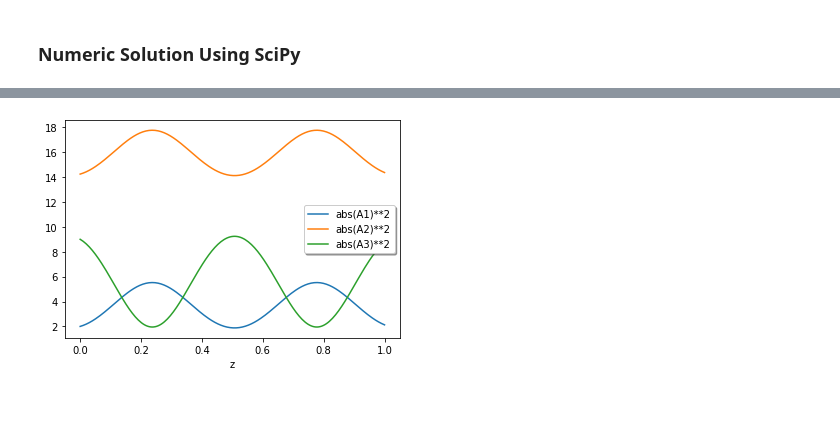
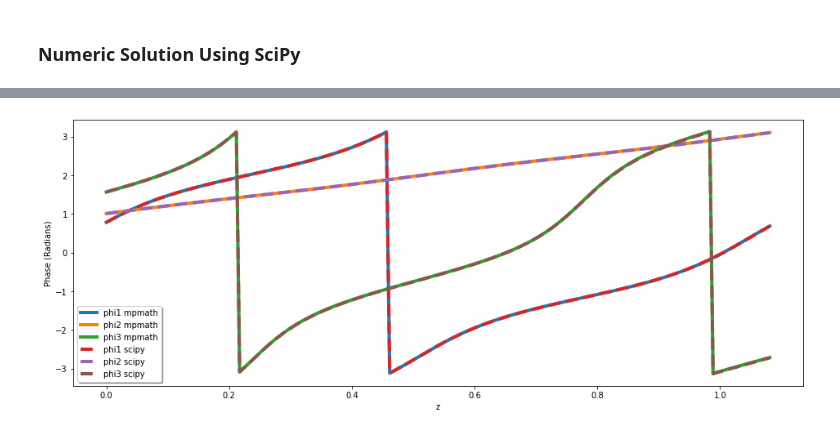
Before and after one commit to HeskethGD/Elliptic-Functions, a Jupyter notebook: Analytic Solutions of Nonlinear Coupled Mode Optics with Quadratic Nonlinearity.ipynb, the cells around one changed output, grey strips where cells are left out. Drawn from its saved outputs; the diff is of its cells as text; code cells hidden in the pictures; blank space fills up the shorter version.

```diff
--- a/Analytic Solutions of Nonlinear Coupled Mode Optics with Quadratic Nonlinearity.ipynb
+++ b/Analytic Solutions of Nonlinear Coupled Mode Optics with Quadratic Nonlinearity.ipynb
@@ -879,7 +892,11 @@ A_sol_mpmath = np.array([
-# %%
-plt.plot(z_eval, square(absolute(A_sol_mpmath.T)))
-plt.legend(['abs(A1)**2', 'abs(A2)**2', 'abs(A3)**2'], shadow=True)
-plt.xlabel('z')
-plt.show()
-# %% [output]
-[figure, removed]
+# %%
+fig = plt.figure(figsize=(16, 6))
+plt.plot(z_eval, angle(A_sol_mpmath.T), linestyle="solid", linewidth=4)
+plt.plot(z_eval, angle(A_sol_scipy.T), linestyle="dashed", linewidth=4)
+plt.legend(['phi1 mpmath', 'phi2 mpmath', 'phi3 mpmath',
+           'phi1 scipy', 'phi2 scipy', 'phi3 scipy'], shadow=True)
+plt.ylabel('Phase (Radians)')
+plt.xlabel('z')
+plt.show()
+# %% [output]
+[figure, added]
```
Also changed, not shown: parts of 12 cells of this notebook.
